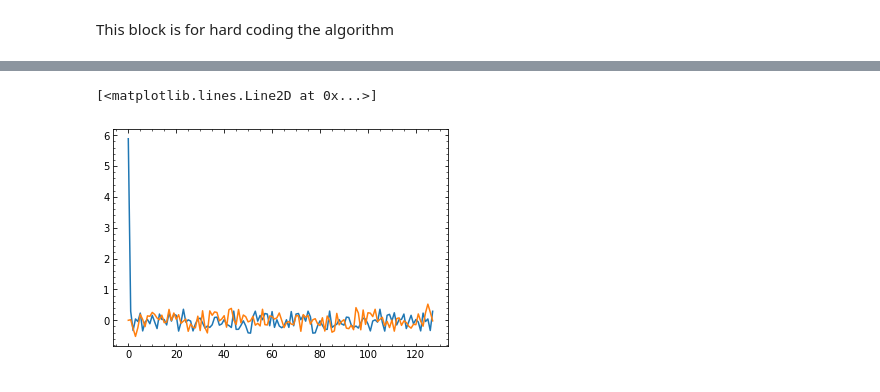
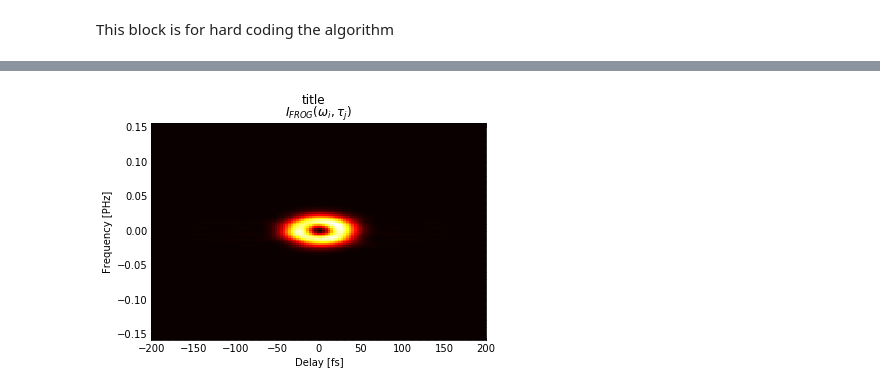
Before and after one commit to ChowdhuryGroup/FROG, a Jupyter notebook: Untitled.ipynb, the cells around one changed output, grey strips where cells are left out. Saved outputs shown, nothing was run; the diff lists cells and outputs as text; code cells hidden in the pictures.

```diff
--- a/Untitled.ipynb
+++ b/Untitled.ipynb
@@ -123,2 +160,6 @@ This block is for hard coding the algorithm
+# %%
+tst.rough_plot(trc_true,dtst,ftst)
+# %% [output]
+[figure, added]
 # %%
 # do full algorithm with subroutines, hard coded in, then put indiviual process
@@ -139,6 +203,0 @@ e0 = fft.fftshift(fft.fft(e0,norm='ortho'))
-# %%
-plt.plot(e0.real);
-plt.plot(e0.imag);
-# %% [output]
-[<matplotlib.lines.Line2D at 0x...>]
-[figure, removed]
```
Also changed, not shown: parts of 15 cells of this notebook, 1 other file.
